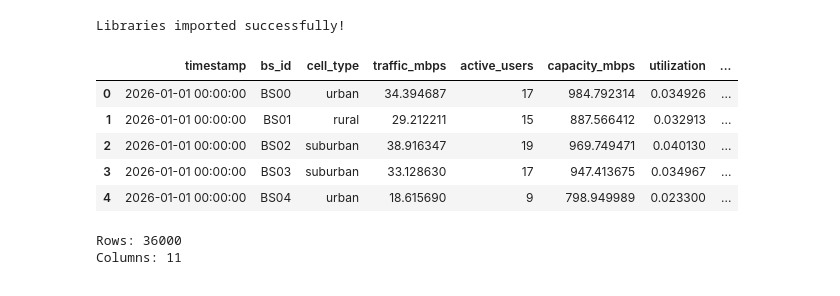
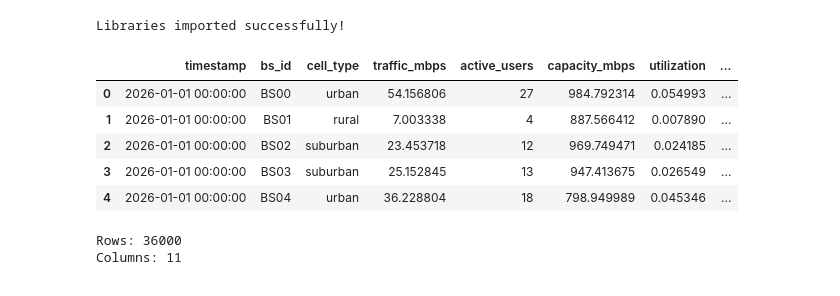
Before and after one commit to Bryan-Kweku-Wilson/Machine-Learning-Projects, a Jupyter notebook: EcoCell_RL_03_Energy_QoS_Model.ipynb, the cells around one changed output. Cells and saved outputs as stored; diff of their text form; code cells hidden in the pictures.

```diff
--- a/EcoCell_RL_03_Energy_QoS_Model.ipynb
+++ b/EcoCell_RL_03_Energy_QoS_Model.ipynb
@@ -9,16 +9,16 @@ print("Libraries imported successfully!")
 # %% [output]
 Libraries imported successfully!
 # %%
-traffic_df = pd.read_csv("ecocell_traffic.csv")
+traffic_df = pd.read_csv("ecocell_traffic_new.csv")
 
 traffic_df.head()
 # %% [output]
 |  | timestamp | bs_id | cell_type | traffic_mbps | active_users | capacity_mbps | utilization | ... |
-| 0 | 2026-01-01 00:00:00 | BS00 | urban | 34.394687 | 17 | 984.792314 | 0.034926 | ... |
-| 1 | 2026-01-01 00:00:00 | BS01 | rural | 29.212211 | 15 | 887.566412 | 0.032913 | ... |
-| 2 | 2026-01-01 00:00:00 | BS02 | suburban | 38.916347 | 19 | 969.749471 | 0.040130 | ... |
-| 3 | 2026-01-01 00:00:00 | BS03 | suburban | 33.128630 | 17 | 947.413675 | 0.034967 | ... |
-| 4 | 2026-01-01 00:00:00 | BS04 | urban | 18.615690 | 9 | 798.949989 | 0.023300 | ... |
+| 0 | 2026-01-01 00:00:00 | BS00 | urban | 54.156806 | 27 | 984.792314 | 0.054993 | ... |
+| 1 | 2026-01-01 00:00:00 | BS01 | rural | 7.003338 | 4 | 887.566412 | 0.007890 | ... |
+| 2 | 2026-01-01 00:00:00 | BS02 | suburban | 23.453718 | 12 | 969.749471 | 0.024185 | ... |
+| 3 | 2026-01-01 00:00:00 | BS03 | suburban | 25.152845 | 13 | 947.413675 | 0.026549 | ... |
+| 4 | 2026-01-01 00:00:00 | BS04 | urban | 36.228804 | 18 | 798.949989 | 0.045346 | ... |
 # %%
 print("Rows:", len(traffic_df))
 print("Columns:", len(traffic_df.columns))
```
Also changed, not shown: parts of 20 cells of this notebook.
